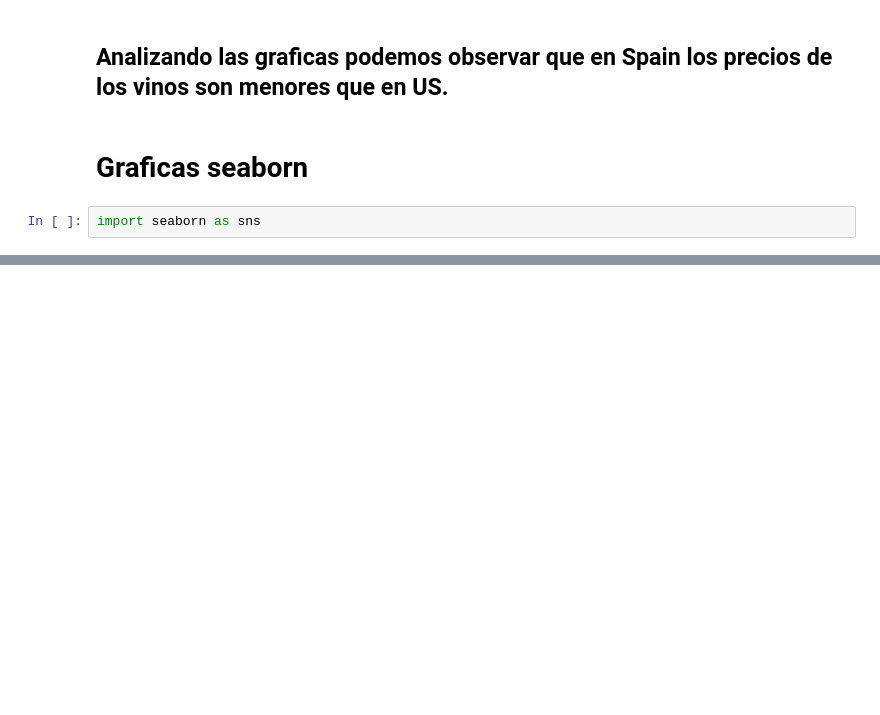
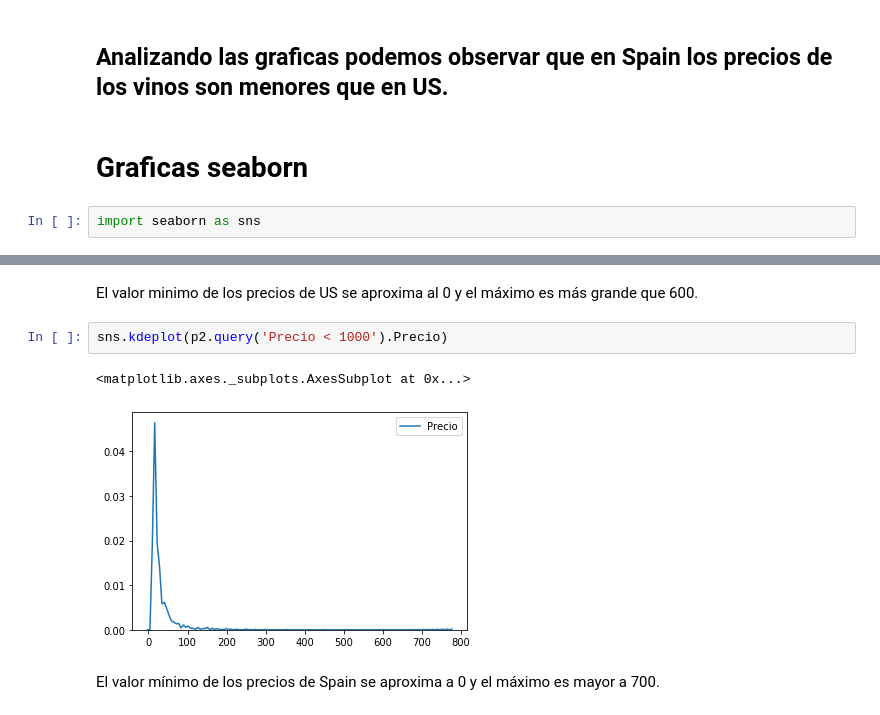
Before and after one commit to LizbethBolado/Mineria-de-datos, a Jupyter notebook: Practica 2 (Visualización de los datos).ipynb, the cells around one changed output, grey strips where cells are left out. Drawn from its saved outputs; the diff is of its cells as text; blank space fills up the shorter version.

```diff
--- a/Practica 2 (Visualización de los datos).ipynb
+++ b/Practica 2 (Visualización de los datos).ipynb
@@ -218,3 +218,12 @@ sns.kdeplot(p1.query('Precio < 2013').Precio)
 # %% [output]
 <matplotlib.axes._subplots.AxesSubplot at 0x...>
 [figure]
+# %% [markdown]
+El valor minimo de los precios de US se aproxima al 0 y el máximo es más grande que 600.
+# %%
+sns.kdeplot(p2.query('Precio < 1000').Precio)
+# %% [output]
+<matplotlib.axes._subplots.AxesSubplot at 0x...>
+[figure, added]
+# %% [markdown]
+El valor mínimo de los precios de Spain se aproxima a 0 y el máximo es mayor a 700.
```
Also changed, not shown: parts of 1 cell of this notebook.
